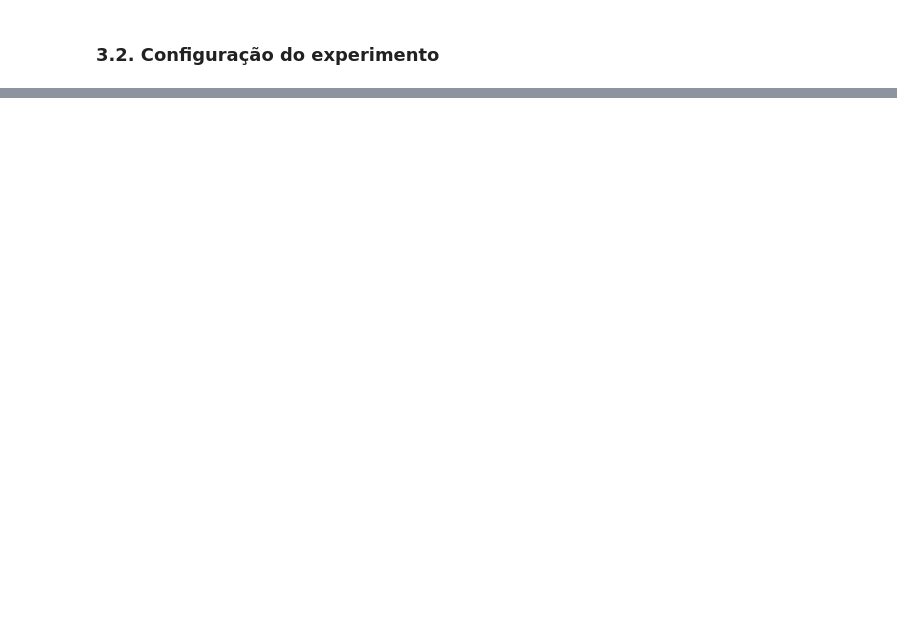
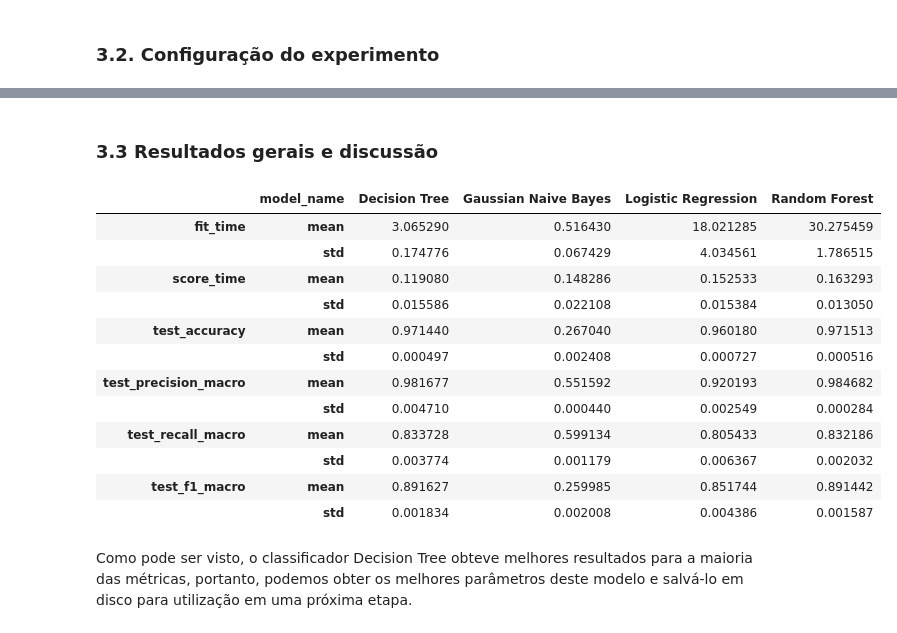
Before and after one commit to atlantico-academy/equipe2-2014.2, a Jupyter notebook: notebooks/02-comparative_analysis.ipynb, the cells around one changed output, grey strips where cells are left out. Drawn from its saved outputs; the diff is of its cells as text; code cells hidden in the pictures; blank space fills up the shorter version.

Commit message:
feat: Adiciona notebook com análise comparativa de dados.

```diff
--- a/notebooks/02-comparative_analysis.ipynb
+++ b/notebooks/02-comparative_analysis.ipynb
@@ -42,14 +72,14 @@ target_column = 'diabetes'  # A variável alvo
 # Filtrando as colunas nominais e contínuas
 nominal_columns = (
     df_dict
-    .query("subtipo == 'nominal' and variavel != @target_column")
+    .query("subtipo == 'nominal'")
     .variavel
     .to_list()
 )
 
 continuous_columns = (
     df_dict
-    .query("subtipo == 'continua'")
+    .query("subtipo == 'contínua'")
     .variavel
     .to_list()
 )
@@ -65,3 +95,4 @@ discrete_columns = (
 # Separando as features (X) da variável alvo (y)
 X = df.drop(columns=[target_column], axis=1)
 y = df[target_column]
+nominal_columns, continuous_columns, discrete_columns
@@ -101,0 +133,4 @@ print("X_preprocessed sample:", X_preprocessed[:5])
+# %%
+preprocessor.fit_transform(X)
+X_transform = preprocessor.transform(X)
+X_transform
@@ -174,0 +173,18 @@ running K-Nearest Neighbors...
+# %%
+# Configurações do experimento
+n_splits_comparative_analysis = 5
+n_folds_grid_search = 5
+test_size = 0.3
+random_state = 42
+scoring = 'accuracy'
+
+# Métricas para análises
+metrics = ['accuracy', 'precision_macro', 'recall_macro', 'f1_macro']
+# Configurações do modelo
+max_iter = 1000
+models = [
+    ('Gaussian Naive Bayes', GaussianNB(), {'var_smoothing' : [10**(-9)]}),
+    ('Decision Tree',  DecisionTreeClassifier(random_state=random_state), {'criterion':['gini','entropy'],'max_depth': [3, 6, 8]}),
+    ('Random Forest',  RandomForestClassifier(random_state=random_state), {'criterion':['gini','entropy'],'max_depth': [3, 6, 8], 'n_estimators': [10, 30]}),
+    ('Logistic Regression', LogisticRegression(), {'C' : np.logspace(-4, 4, 20)}),
+]
@@ -174,0 +239,33 @@ running K-Nearest Neighbors...
+# %%
+def highlight_best(s, props=''):
+    if s.name[1] != 'std':
+        if s.name[0].endswith('time'):
+            return np.where(s == np.nanmin(s.values), props, '')
+        return np.where(s == np.nanmax(s.values), props, '')
+
+display(Markdown("### 3.3 Resultados gerais e discussão"))
+(
+    results
+    .groupby('model_name')
+    .agg(['mean', 'std']).T
+    .style
+    .apply(highlight_best, props='color:white;background-color:gray;font-weight: bold;', axis=1)
+    .set_table_styles([{'selector': 'td', 'props': 'text-align: center;'}])
+)
+# %% [output]
+### 3.3 Resultados gerais e discussão
+|  | model_name | Decision Tree | Gaussian Naive Bayes | Logistic Regression | Random Forest |
+| fit_time | mean | 3.065290 | 0.516430 | 18.021285 | 30.275459 |
+|  | std | 0.174776 | 0.067429 | 4.034561 | 1.786515 |
+| score_time | mean | 0.119080 | 0.148286 | 0.152533 | 0.163293 |
+|  | std | 0.015586 | 0.022108 | 0.015384 | 0.013050 |
+| test_accuracy | mean | 0.971440 | 0.267040 | 0.960180 | 0.971513 |
+|  | std | 0.000497 | 0.002408 | 0.000727 | 0.000516 |
+| test_precision_macro | mean | 0.981677 | 0.551592 | 0.920193 | 0.984682 |
+|  | std | 0.004710 | 0.000440 | 0.002549 | 0.000284 |
+| test_recall_macro | mean | 0.833728 | 0.599134 | 0.805433 | 0.832186 |
+|  | std | 0.003774 | 0.001179 | 0.006367 | 0.002032 |
+| test_f1_macro | mean | 0.891627 | 0.259985 | 0.851744 | 0.891442 |
+|  | std | 0.001834 | 0.002008 | 0.004386 | 0.001587 |
+# %% [markdown]
+Como pode ser visto, o classificador Decision Tree obteve melhores resultados para a maioria das métricas, portanto, podemos obter os melhores parâmetros deste modelo e salvá-lo em disco para utilização em uma próxima etapa.
```
Also changed, not shown: parts of 15 cells of this notebook, 2 other files.
